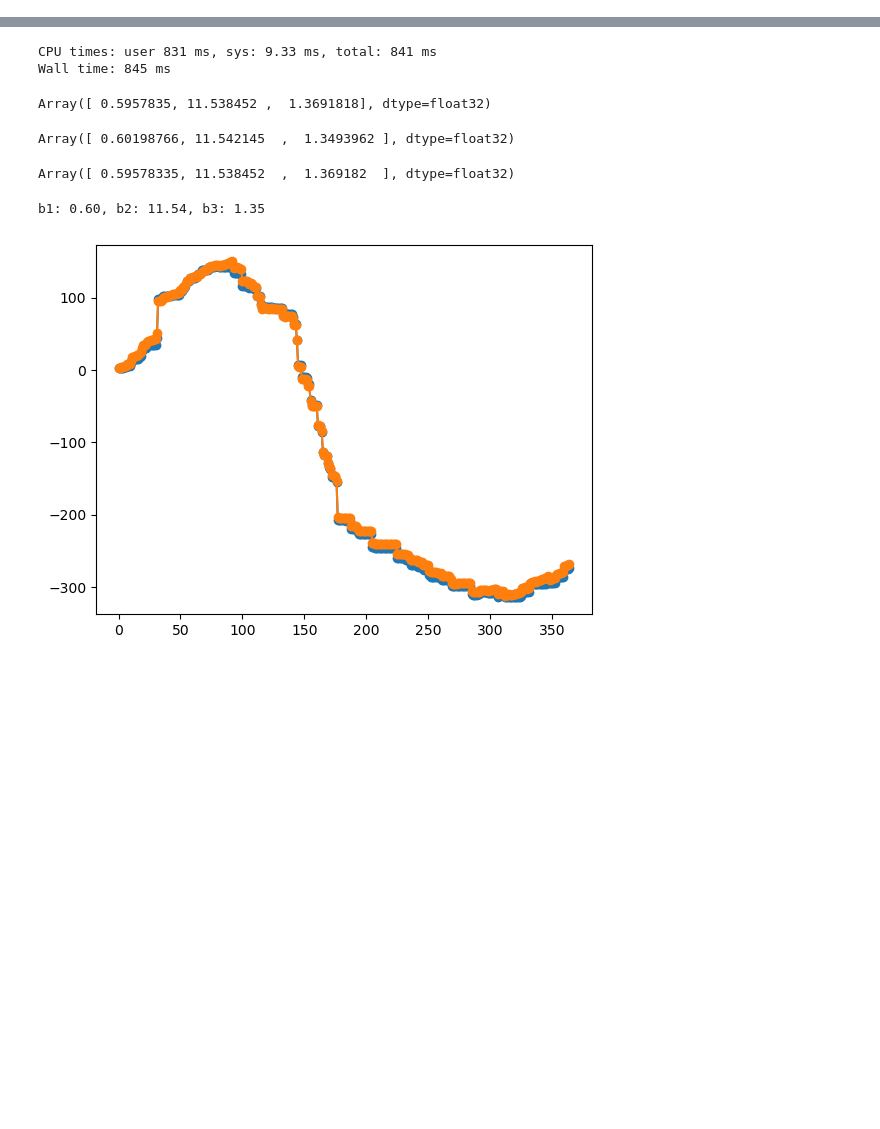
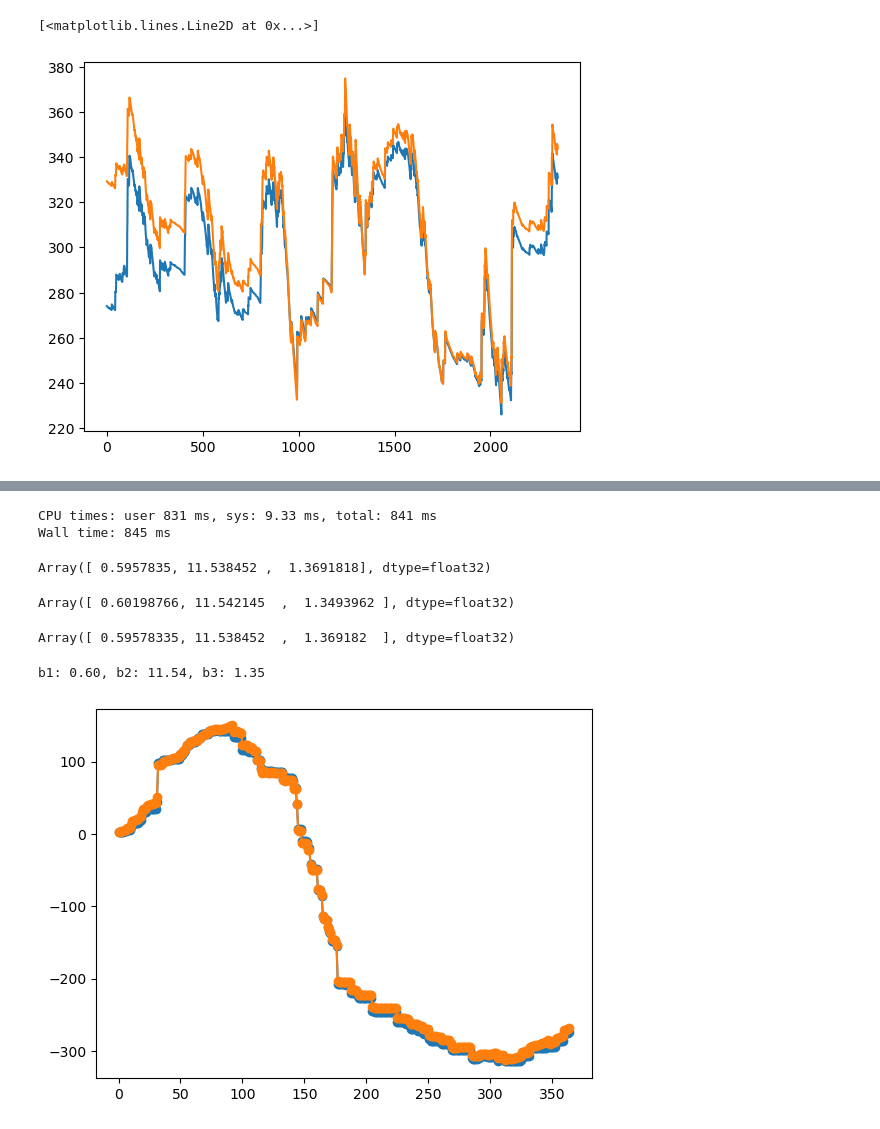
Before and after one commit to david0811/lafferty-etal-2024-tbd, a Jupyter notebook: code/99_jax_test.ipynb, the cells around one changed output, grey strips where cells are left out. Cells and saved outputs as stored; diff of their text form; code cells hidden in the pictures; blank space fills up the shorter version.

```diff
--- a/code/99_jax_test.ipynb
+++ b/code/99_jax_test.ipynb
@@ -135,0 +434,21 @@ plt.show()
+# %%
+theta = jnp.array([awCap_claycoef * 0.9, awCap_sandcoef * 0.9, awCap_siltcoef * 0.9, \
+                  wiltingp_claycoef * 0.9, wiltingp_sandcoef * 0.9, wiltingp_siltcoef * 0.9, \
+                  alpha_claycoef * 0.9, alpha_sandcoef * 0.9, alpha_siltcoef * 0.9, \
+                  betaHBV_claycoef * 0.9, betaHBV_sandcoef * 0.9, betaHBV_siltcoef * 0.9, \
+                  Kmin_claycoef * 0.9, Kmin_sandcoef * 0.9, Kmin_siltcoef * 0.9, \
+                  Kmax_claycoef * 0.9, Kmax_sandcoef * 0.9, Kmax_siltcoef * 0.9, \
+                  Klai_claycoef * 0.9, Klai_sandcoef * 0.9, Klai_siltcoef * 1.1])
+# %%
+x_forcing = jnp.stack([tas_in, prcp_in, jnp.nan_to_num(lai_in, nan=0.2)], axis=1)
+# NaN inds
+nan_inds = jnp.isnan(x_forcing).any(axis=(1,2))
+x_forcing = x_forcing[~nan_inds]
+
+x_maps = jnp.stack([Ws_init_in, Wi_init_in, Sp_init_in, clayfrac_in, sandfrac_in, siltfrac_in, phi_in], axis=1)
+x_maps = x_maps[~nan_inds]
+
+x_const = doy_in
+
+ys_nnan = ys[~nan_inds]
+ys_nnan = jnp.nan_to_num(ys_nnan, nan=300.)
@@ -135,0 +557,17 @@ plt.show()
+# %%
+%%time
+# run it spatial
+pred_out = wbm_jax_vmap(
+    tas_in,
+    prcp_in,
+    Ws_init_in,
+    Wi_init_in,
+    Sp_init_in,
+    clayfrac_in,
+    sandfrac_in,
+    siltfrac_in,
+    lai_in,
+    phi_in,
+    doy_in,
+    theta,
+)
@@ -135,0 +577,6 @@ plt.show()
+# %%
+plt.plot(pred_out[2000,:])
+plt.plot(ys[2000,:])
+# %% [output]
+[<matplotlib.lines.Line2D at 0x...>]
+[figure, added]
```
Also changed, not shown: parts of 55 cells of this notebook, 2 other files.
